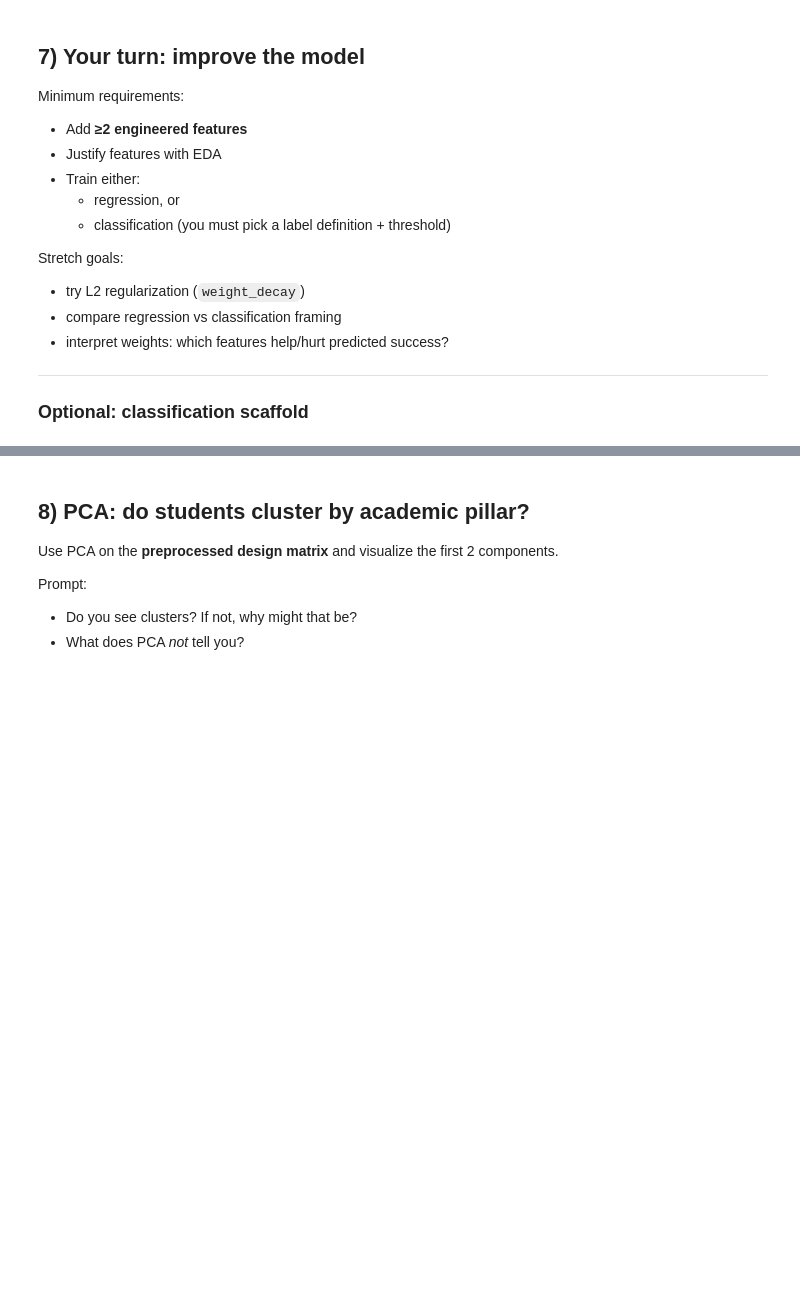
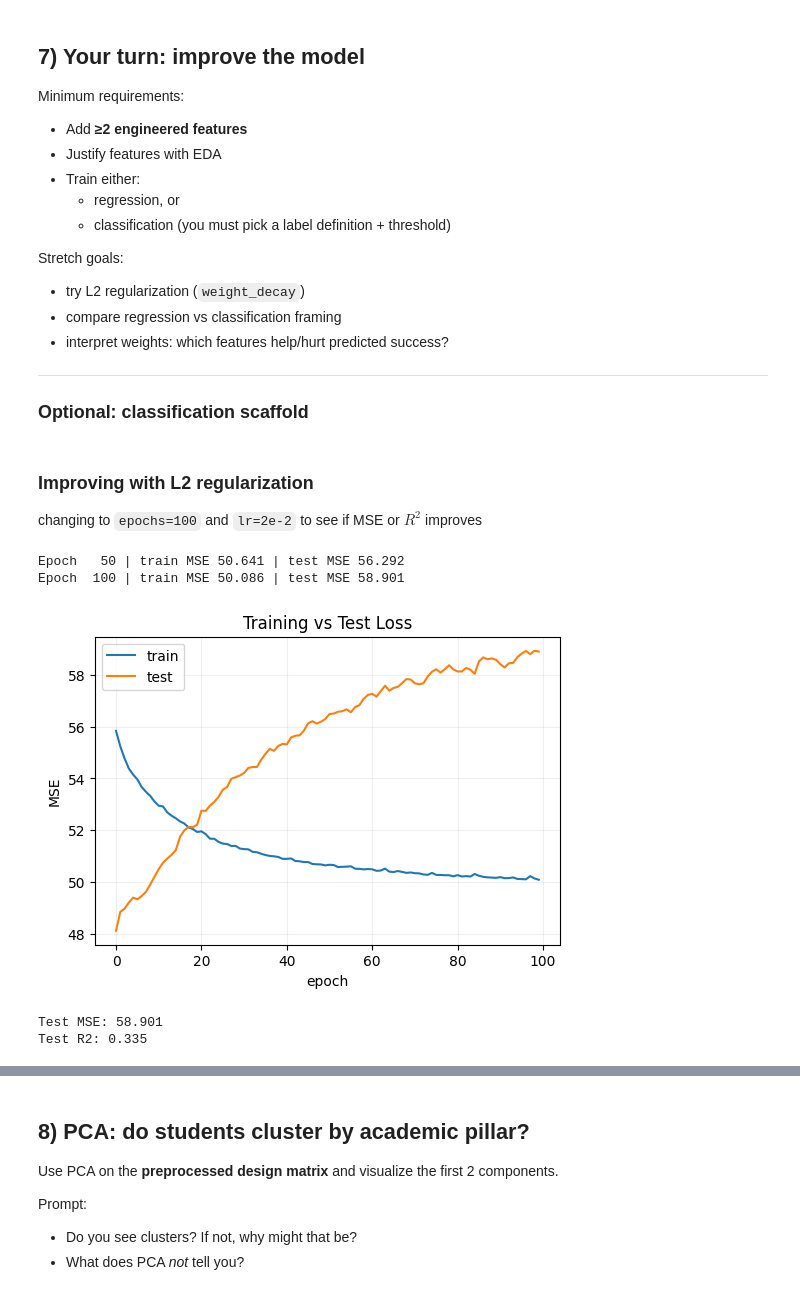
Before and after one commit to vancenceho/50.038-Computational-Data-Science, a Jupyter notebook: lab4/edm_template.ipynb, the cells around one changed output, grey strips where cells are left out. Saved outputs shown, nothing was run; the diff lists cells and outputs as text; code cells hidden in the pictures; blank space fills up the shorter version.

```diff
--- a/lab4/edm_template.ipynb
+++ b/lab4/edm_template.ipynb
@@ -324,6 +324,8 @@ NUMERIC_FEATURES = [
     "commute_minutes_daily",
     "avg_grit",
     # TODO: add your engineered features here
+    "time_budget_score",
+    "tech_readiness",
 ]
 
 CATEGORICAL_FEATURES = [
@@ -533,3 +578,39 @@ Stretch goals:
 ---
 
 ### Optional: classification scaffold
+# %% [markdown]
+### Improving with L2 regularization
+
+changing to `epochs=100` and `lr=2e-2` to see if MSE or $R^2$ improves
+# %%
+train_losses_l2, test_losses_l2 = train_regression_l2(model, train_loader, test_loader, epochs=100, lr=2e-2, weight_decay=1e-3)
+
+# Plot loss curves
+plt.figure(figsize=(6, 4))
+plt.plot(train_losses_l2, label="train")
+plt.plot(test_losses_l2, label="test")
+plt.xlabel("epoch")
+plt.ylabel("MSE")
+plt.title("Training vs Test Loss")
+plt.legend()
+plt.grid(True, alpha=0.2)
+plt.show()
+# %% [output]
+Epoch   50 | train MSE 50.641 | test MSE 56.292
+Epoch  100 | train MSE 50.086 | test MSE 58.901
+[figure, added]
+# %%
+# Evaluate regression (MSE, R^2)
+
+model.eval()
+with torch.no_grad():
+    X_test_t = torch.tensor(X_test_np, dtype=torch.float32).to(DEVICE)
+    preds = model(X_test_t).cpu().numpy().reshape(-1)
+
+mse = mean_squared_error(y_test, preds)
+r2 = r2_score(y_test, preds)
+print("Test MSE:", round(mse, 3))
+print("Test R2:", round(r2, 3))
+# %% [output]
+Test MSE: 58.901
+Test R2: 0.335
```
Also changed, not shown: parts of 12 cells of this notebook.
